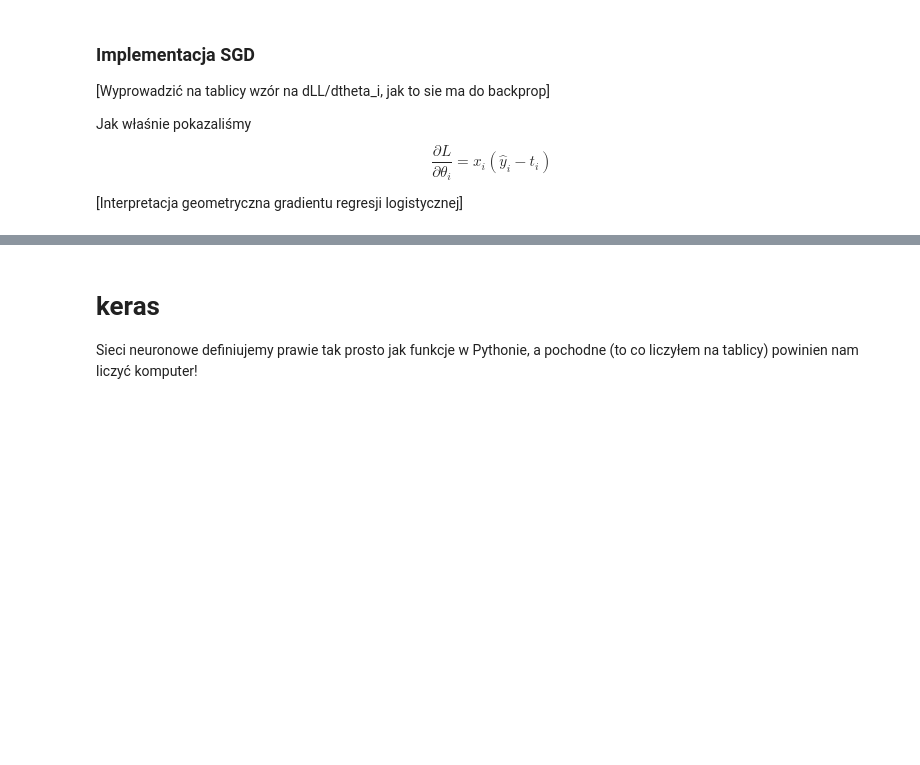
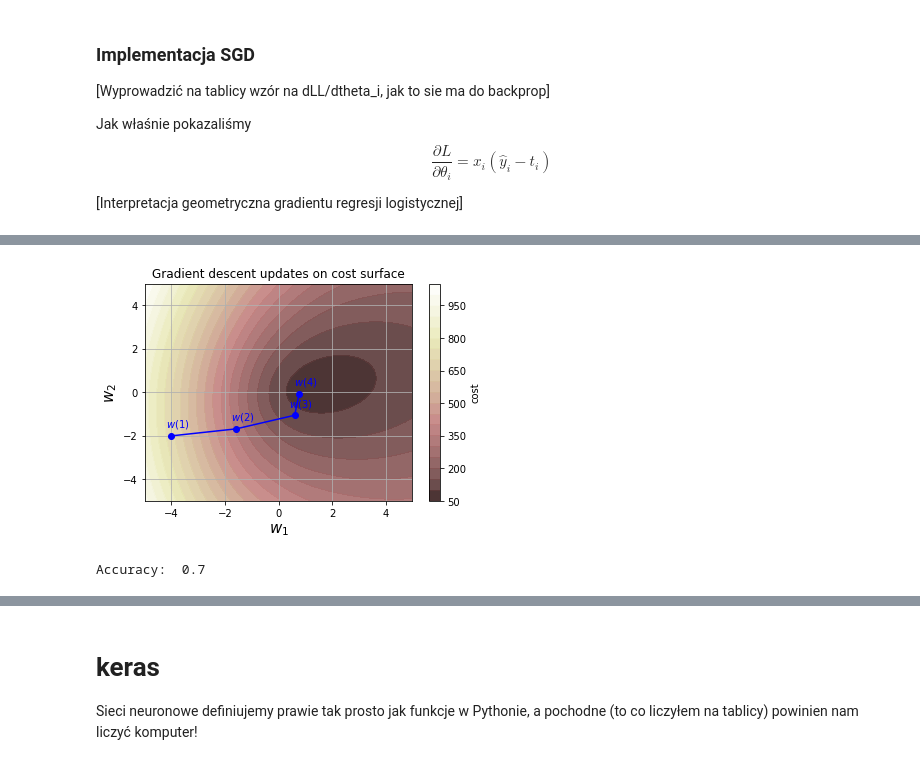
Before and after one commit to mjoniak/machine-learning, a Jupyter notebook: L9.ipynb, the cells around one changed output, grey strips where cells are left out. Cells and saved outputs as stored; diff of their text form; code cells hidden in the pictures; blank space fills up the shorter version.

```diff
--- a/L9.ipynb
+++ b/L9.ipynb
@@ -239,0 +257,5 @@ NameError: name 'w_iter' is not defined
+# %%
+test_learning_rate(2.5)
+# %% [output]
+[figure, added]
+Accuracy:  0.7
```
Also changed, not shown: parts of 22 cells of this notebook.
